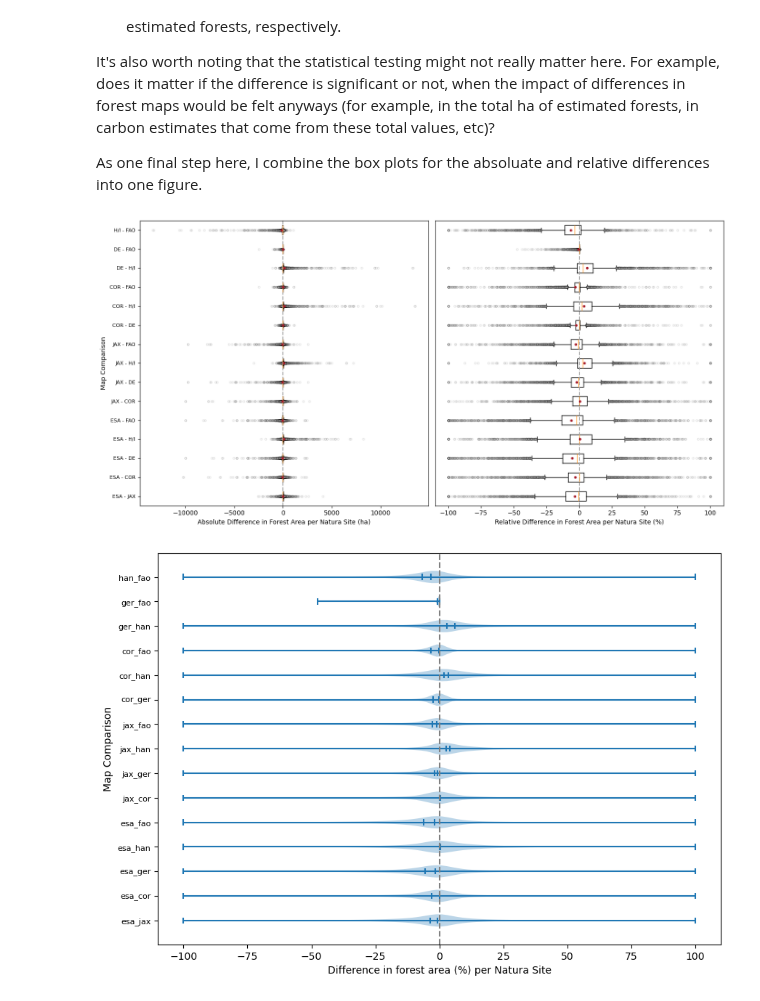
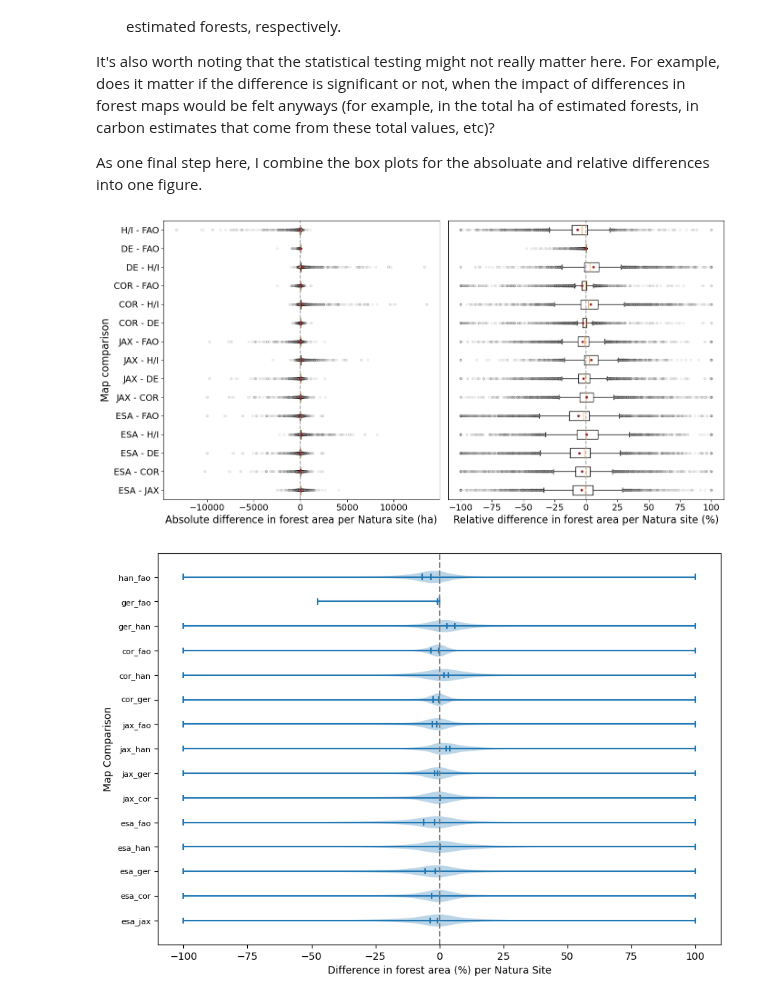
Before and after one commit to n-mo92/nm_forest_thesis, a Jupyter notebook: rq1_step3_comp.ipynb, the cells around one changed output. Saved outputs shown, nothing was run; the diff lists cells and outputs as text; code cells hidden in the pictures.

Commit message:
increase box plot label size

```diff
--- a/rq1_step3_comp.ipynb
+++ b/rq1_step3_comp.ipynb
@@ -820,39 +816,43 @@ bp_per_diff_rel = axes[1].boxplot(all_ttest_data_diffs_rel,
 for flier in bp_per_diff['fliers']:
     flier.set(marker='.', markerfacecolor='#F5F5F5', alpha=0.1)
 
 for flier in bp_per_diff_rel['fliers']:
     flier.set(marker='.', markerfacecolor='#F5F5F5', alpha=0.1)
 
 
-# Change the y-axis tick labels & adjust size (for left plot only)
+# Change the y-axis tick labels (for left plot only)
 axes[0].set_yticks(range(1, 16),
                    ["ESA - JAX", "ESA - COR", "ESA - DE", "ESA - H/I", "ESA - FAO",
                     "JAX - COR", "JAX - DE", "JAX - H/I", "JAX - FAO", "COR - DE",
                     "COR - H/I", "COR - FAO", "DE - H/I", "DE - FAO", "H/I - FAO"],
-                    fontsize=8)
+                    fontsize=10)
 
 # Hide the y-axis labels for the right plot
 axes[1].tick_params(left=False)
+
+# Adjust size for all axis tick label (both plots)
+axes[0].tick_params(labelsize=14)
+axes[1].tick_params(labelsize=14)
 
 # Plot a vertical line for 0 for easier comparison (both subplots)
 axes[0].axvline(0, color='#A3A3A3', linestyle='--')
 axes[1].axvline(0, color='#A3A3A3', linestyle='--')
 
 # Set the axis labels
-axes[0].set_xlabel('Absolute Difference in Forest Area per Natura Site (ha)', fontsize=10)
-axes[1].set_xlabel('Relative Difference in Forest Area per Natura Site (%)', fontsize=10)
-axes[0].set_ylabel('Map Comparison', fontsize=10)  # Only the left plot needs a y-axis label
+axes[0].set_xlabel('Absolute difference in forest area per Natura site (ha)', fontsize=16)
+axes[1].set_xlabel('Relative difference in forest area per Natura site (%)', fontsize=16)
+axes[0].set_ylabel('Map comparison', fontsize=16)  # Only the left plot needs a y-axis label
 
 # Adjust layout for better spacing
 plt.tight_layout()
 
 # Save the combined figure (this needs to go before plt.show otherwise saved output is blank)
 plt.savefig('./outputs/figures/rq1_combined_boxplots_outliers.png', bbox_inches='tight')
 
 # Show the combined plot
 plt.show()
 # %% [output]
-[figure, old version]
+[figure, new version]
 # %%
 # EXTRA FIGURE: VIOLIN PLOT
 
```
Also changed, not shown: parts of 2 cells of this notebook.
